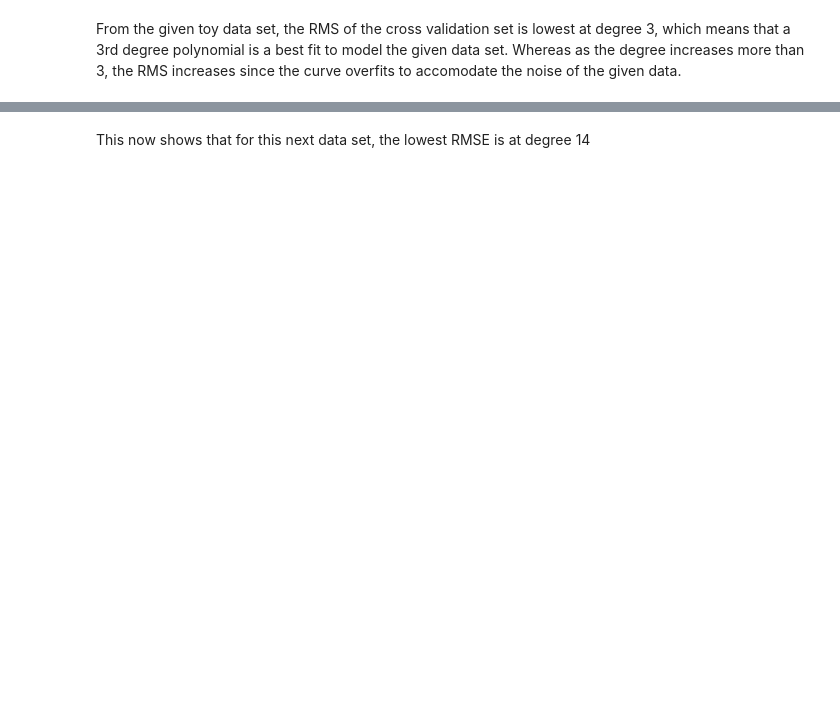
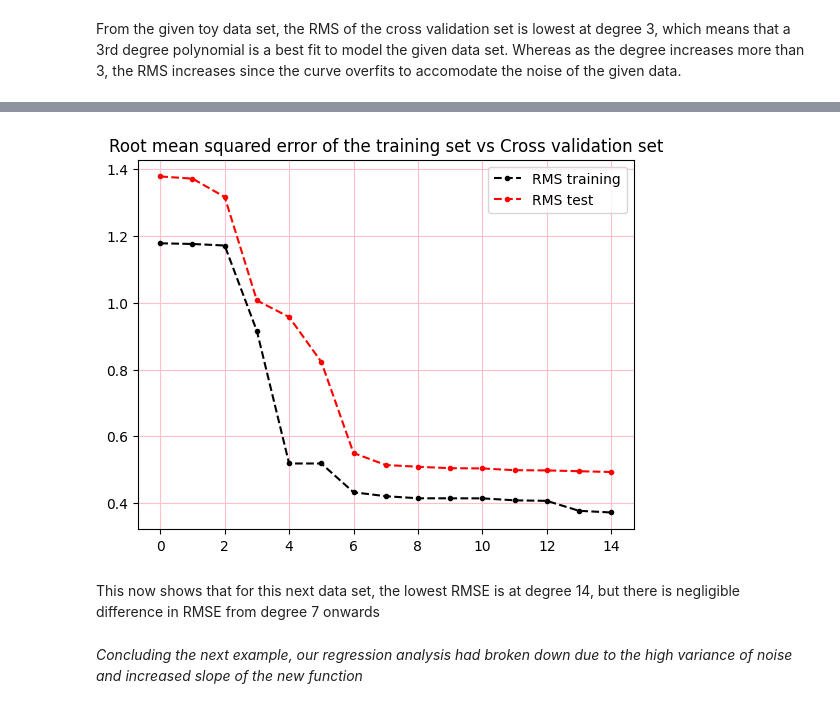
Before and after one commit to PKHR620/AP157-Lab, a Jupyter notebook: AP157_lab_assignment_A1.ipynb, the cells around one changed output, grey strips where cells are left out. Saved outputs shown, nothing was run; the diff lists cells and outputs as text; code cells hidden in the pictures; blank space fills up the shorter version.

```diff
--- a/AP157_lab_assignment_A1.ipynb
+++ b/AP157_lab_assignment_A1.ipynb
@@ -191,3 +196,14 @@ print('The degree with the lowest RMSE in the test set is', z1,'The degree with
 ... (19 outputs left out)
+# %%
+plt.plot(trrms, label = 'RMS training', marker = '.', linestyle = '--', color = '0')
+plt.plot(terms, label = 'RMS test', marker = '.', linestyle = '--', color = 'red')
+plt.title('Root mean squared error of the training set vs Cross validation set')
+plt.grid(color = 'pink')
+plt.legend()
+plt.show()
+# %% [output]
+[figure, added]
 # %% [markdown]
-This now shows that for this next data set, the lowest RMSE is at degree 14
+This now shows that for this next data set, the lowest RMSE is at degree 14, but there is negligible difference in RMSE from degree 7 onwards
+# %% [markdown]
+*Concluding the next example, our regression analysis had broken down due to the high variance of noise and increased slope of the new function*
```
Also changed, not shown: parts of 9 cells of this notebook.
